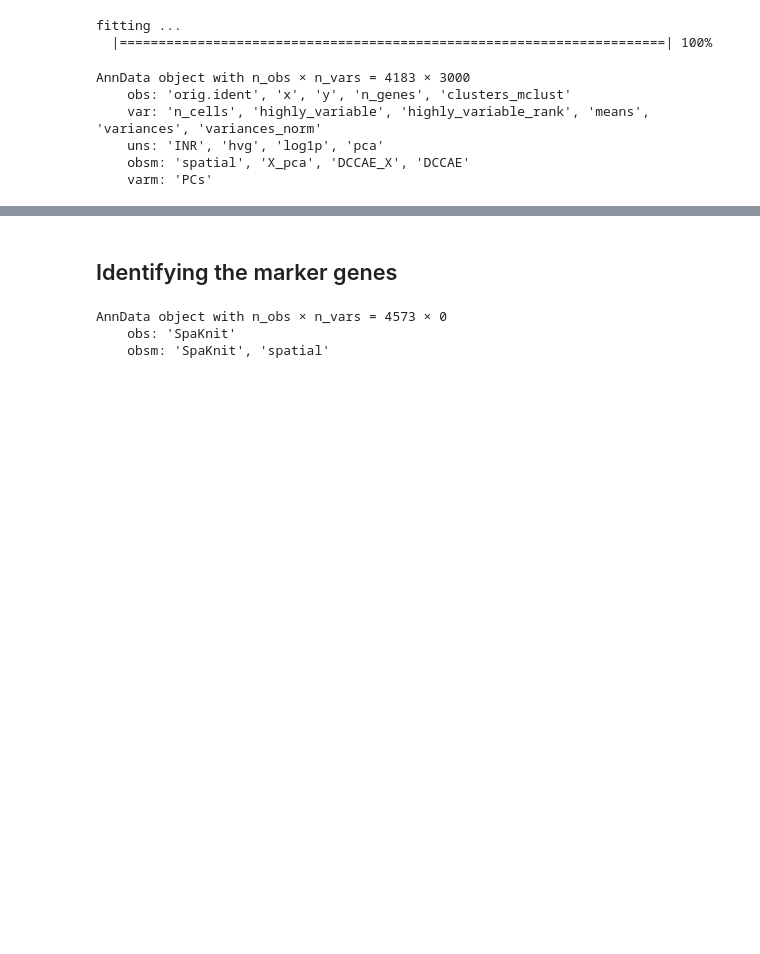
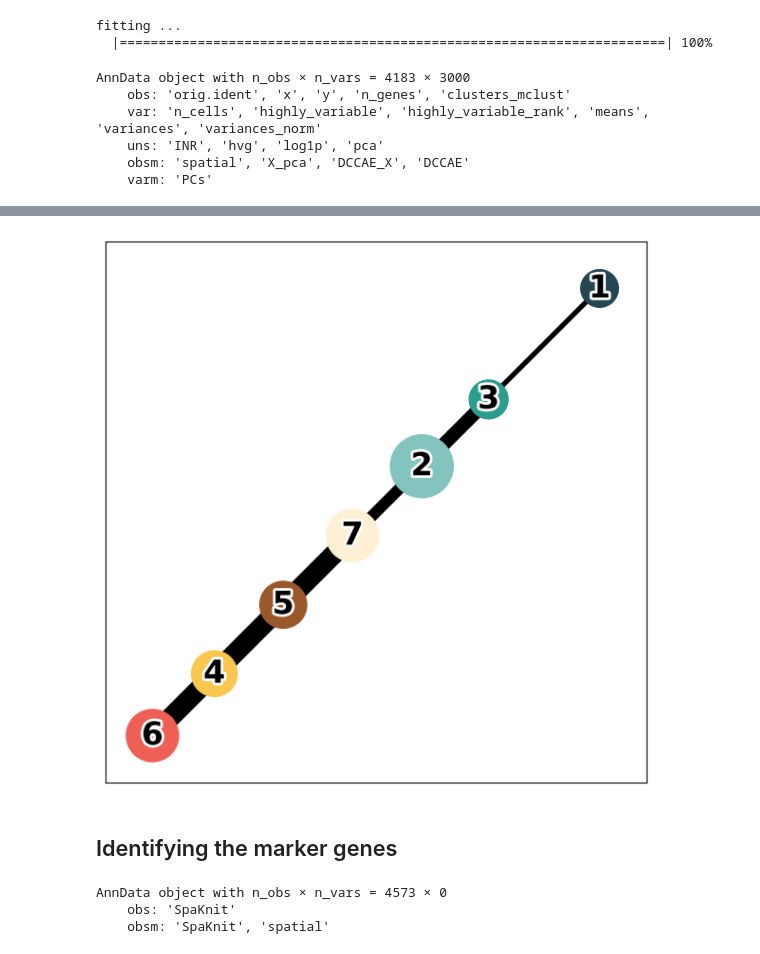
Before and after one commit to XJTU-MingxuanLi/SpaKnit-tutorial, a Jupyter notebook: docs/source/Tutorial_5_Mouse_Thymus.ipynb, the cells around one changed output, grey strips where cells are left out. Drawn from its saved outputs; the diff is of its cells as text; code cells hidden in the pictures; blank space fills up the shorter version.

```diff
--- a/docs/source/Tutorial_5_Mouse_Thymus.ipynb
+++ b/docs/source/Tutorial_5_Mouse_Thymus.ipynb
@@ -109,3 +254,13 @@ ax.get_legend().remove()
+# %%
+fig, ax = plt.subplots(nrows=1, ncols=1, figsize=(6,6))
+sc.pp.neighbors(adata_analysis, use_rep=method)
+sc.tl.paga(adata_analysis, groups=method)
+sc.pl.paga(adata_analysis, edge_width_scale=2, node_size_scale=8, ax=ax, fontsize=24, fontoutline=4, show=False)
+ax.set_xlabel('')
+ax.set_ylabel('')
+plt.tight_layout()
+# %% [output]
+[figure, added]
 # %% [markdown]
 ## Identifying the marker genes
 # %%
```
Also changed, not shown: parts of 15 cells of this notebook.
